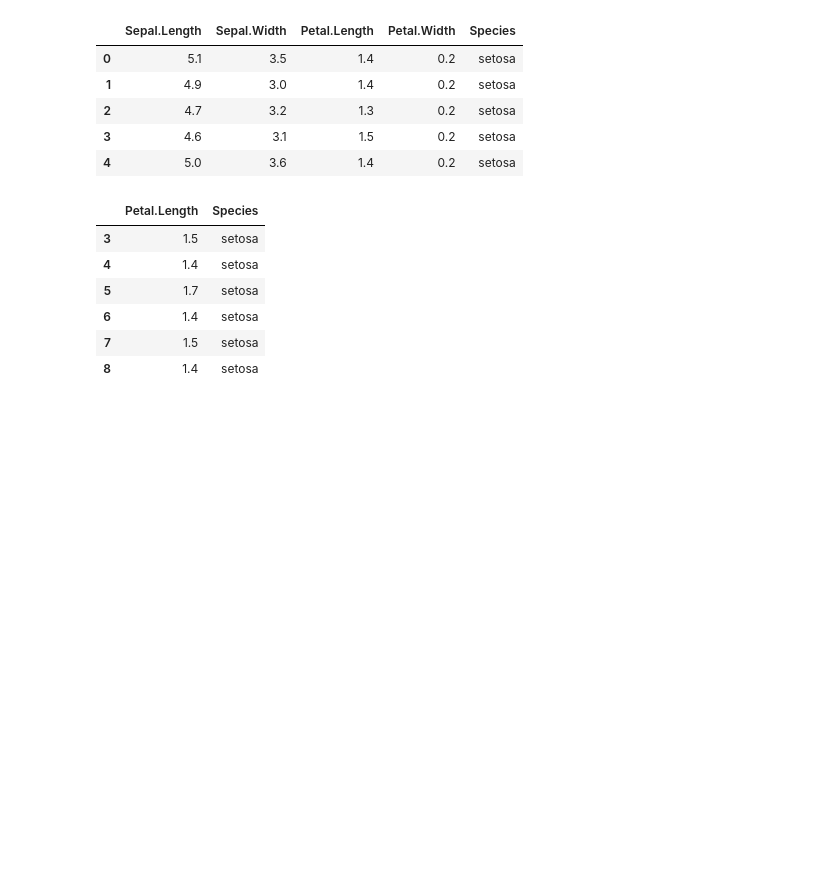
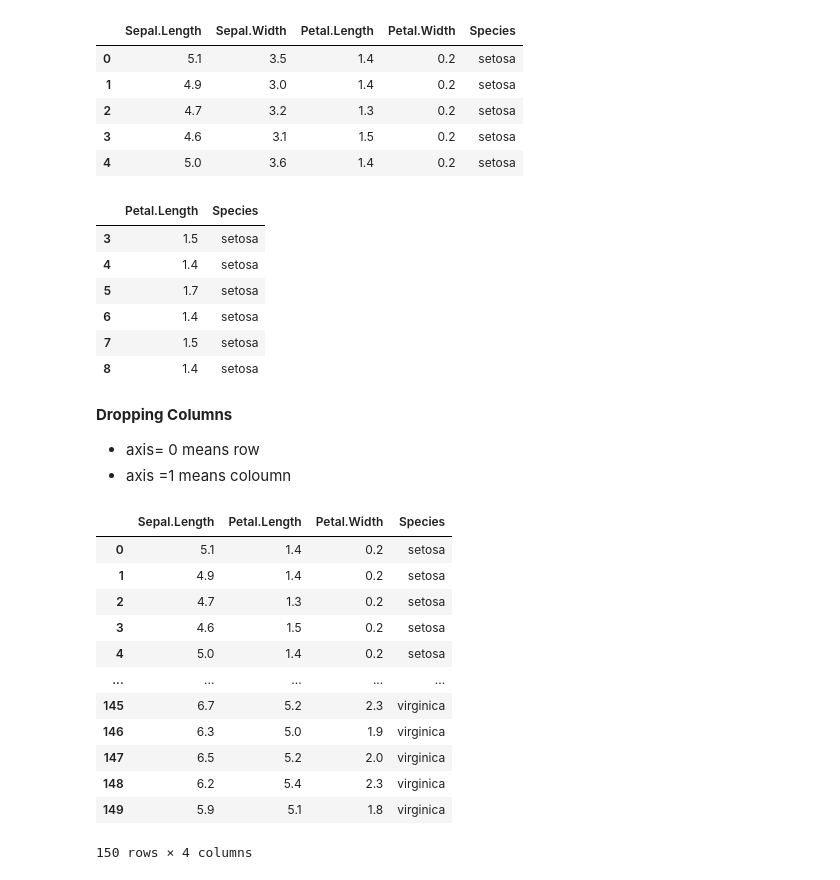
Before and after one commit to shamiik/pandas, a Jupyter notebook: pandasDataframe&Function.ipynb, the cells around one changed output. Cells and saved outputs as stored; diff of their text form; code cells hidden in the pictures; blank space fills up the shorter version.

```diff
--- a/pandasDataframe&Function.ipynb
+++ b/pandasDataframe&Function.ipynb
@@ -105,3 +105,23 @@ iris.loc[3:8,('Petal.Length','Species')]
 | 6 | 1.4 | setosa |
 | 7 | 1.5 | setosa |
 | 8 | 1.4 | setosa |
+# %% [markdown]
+**Dropping Columns**
+*  axis= 0 means row
+*  axis =1 means coloumn
+# %%
+iris.drop('Sepal.Width', axis=1)
+# %% [output]
+|  | Sepal.Length | Petal.Length | Petal.Width | Species |
+| 0 | 5.1 | 1.4 | 0.2 | setosa |
+| 1 | 4.9 | 1.4 | 0.2 | setosa |
+| 2 | 4.7 | 1.3 | 0.2 | setosa |
+| 3 | 4.6 | 1.5 | 0.2 | setosa |
+| 4 | 5.0 | 1.4 | 0.2 | setosa |
+| ... | ... | ... | ... | ... |
+| 145 | 6.7 | 5.2 | 2.3 | virginica |
+| 146 | 6.3 | 5.0 | 1.9 | virginica |
+| 147 | 6.5 | 5.2 | 2.0 | virginica |
+| 148 | 6.2 | 5.4 | 2.3 | virginica |
+| 149 | 5.9 | 5.1 | 1.8 | virginica |
+150 rows × 4 columns
```
Also changed, not shown: parts of 14 cells of this notebook.
